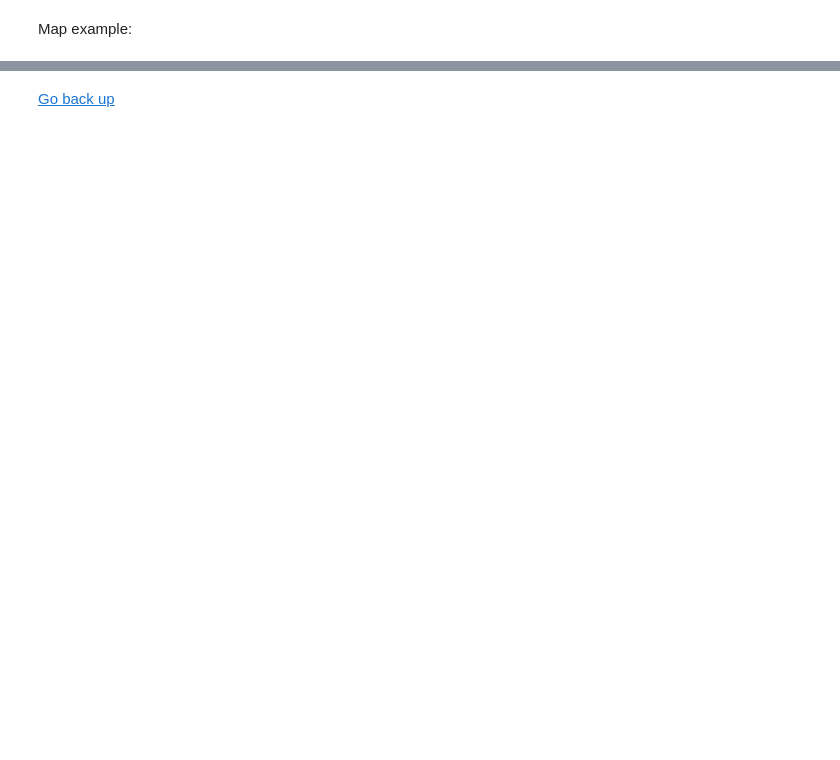
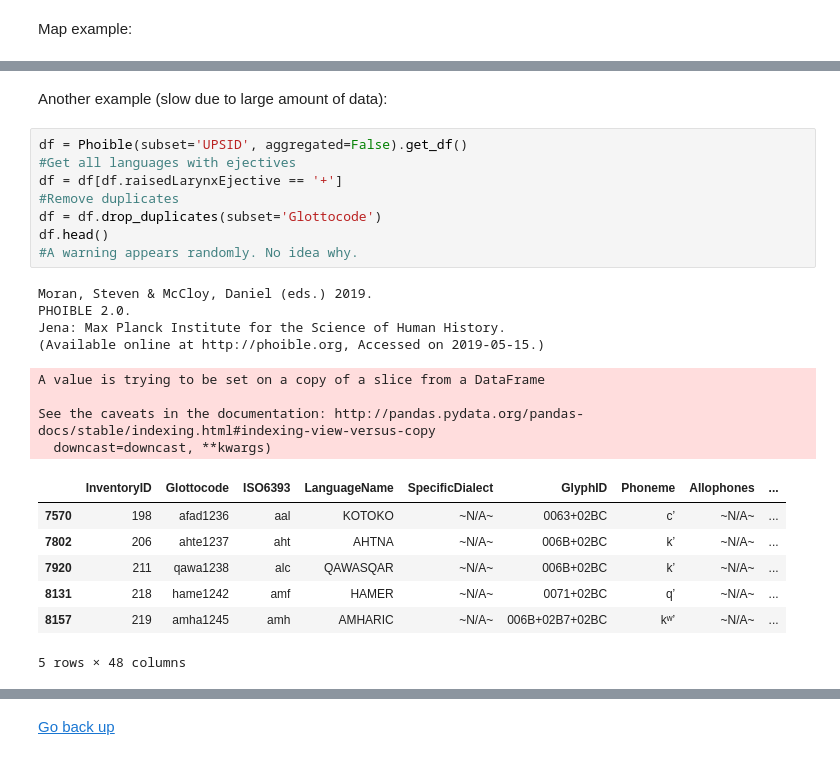
Before and after one commit to OneAdder/lingtypology, a Jupyter notebook: docs/db_apis.ipynb, the cells around one changed output, grey strips where cells are left out. Saved outputs shown, nothing was run; the diff lists cells and outputs as text; blank space fills up the shorter version.

```diff
--- a/docs/db_apis.ipynb
+++ b/docs/db_apis.ipynb
@@ -367,0 +373,26 @@ m.create_map()
+# %% [markdown]
+Another example (slow due to large amount of data):
+# %%
+df = Phoible(subset='UPSID', aggregated=False).get_df()
+#Get all languages with ejectives
+df = df[df.raisedLarynxEjective == '+']
+#Remove duplicates
+df = df.drop_duplicates(subset='Glottocode')
+df.head()
+#A warning appears randomly. No idea why.
+# %% [output]
+Moran, Steven & McCloy, Daniel (eds.) 2019.
+PHOIBLE 2.0.
+Jena: Max Planck Institute for the Science of Human History.
+(Available online at http://phoible.org, Accessed on 2019-05-15.)
+A value is trying to be set on a copy of a slice from a DataFrame
+
+See the caveats in the documentation: http://pandas.pydata.org/pandas-docs/stable/indexing.html#indexing-view-versus-copy
+  downcast=downcast, **kwargs)
+|  | InventoryID | Glottocode | ISO6393 | LanguageName | SpecificDialect | GlyphID | Phoneme | Allophones | ... |
+| 7570 | 198 | afad1236 | aal | KOTOKO | ~N/A~ | 0063+02BC | cʼ | ~N/A~ | ... |
+| 7802 | 206 | ahte1237 | aht | AHTNA | ~N/A~ | 006B+02BC | kʼ | ~N/A~ | ... |
+| 7920 | 211 | qawa1238 | alc | QAWASQAR | ~N/A~ | 006B+02BC | kʼ | ~N/A~ | ... |
+| 8131 | 218 | hame1242 | amf | HAMER | ~N/A~ | 0071+02BC | qʼ | ~N/A~ | ... |
+| 8157 | 219 | amha1245 | amh | AMHARIC | ~N/A~ | 006B+02B7+02BC | kʷʼ | ~N/A~ | ... |
+5 rows × 48 columns
```
Also changed, not shown: parts of 13 cells of this notebook, 5 other files.
